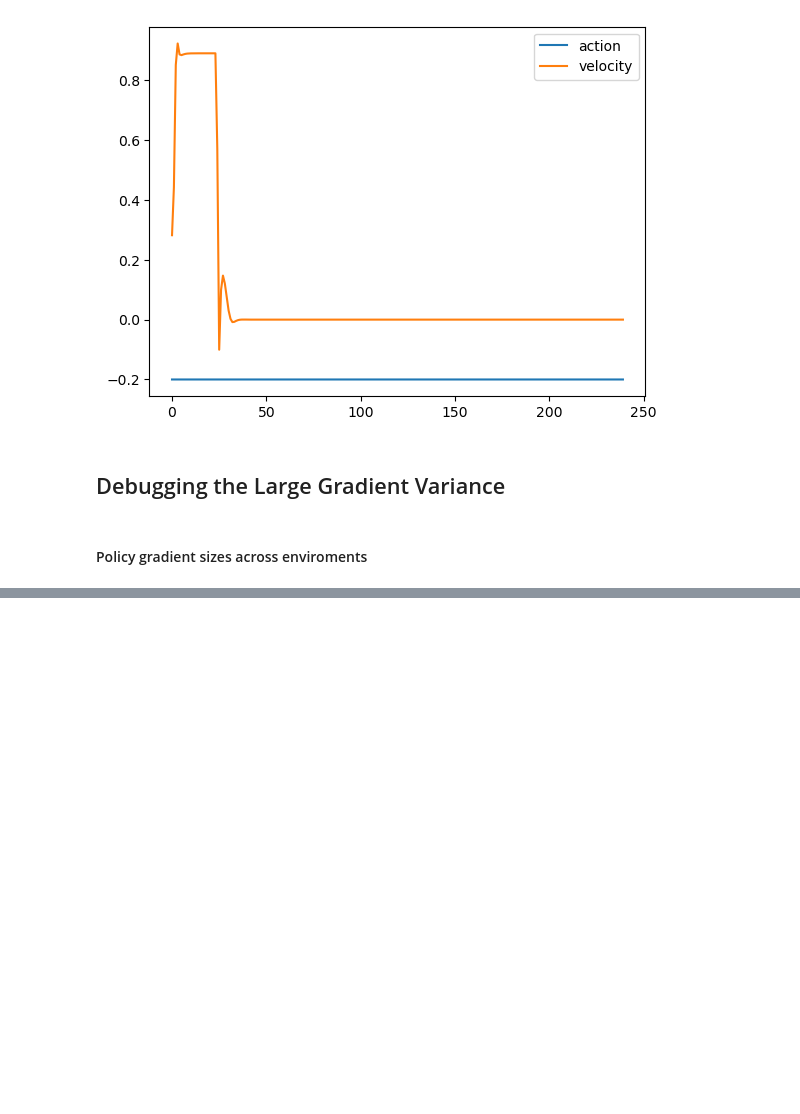
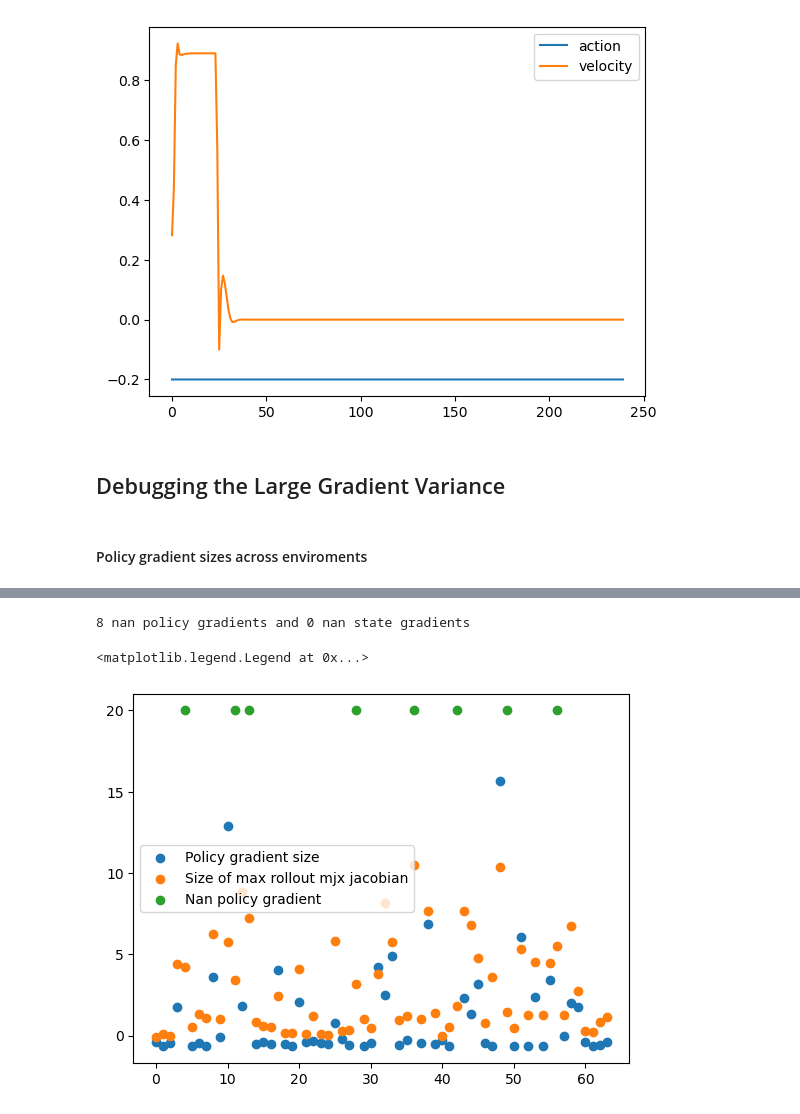
Before and after one commit to Andrew-Luo1/jax_shac, a Jupyter notebook: anymal.ipynb, the cells around one changed output, grey strips where cells are left out. Saved outputs shown, nothing was run; the diff lists cells and outputs as text; code cells hidden in the pictures; blank space fills up the shorter version.

```diff
--- a/anymal.ipynb
+++ b/anymal.ipynb
@@ -79,7 +79,7 @@ eval_env = AppendObsHistory(envs.get_environment(env_name, **env_kwargs), h=h)
 kwargs = dict(
   num_timesteps=num_timesteps, log_sigma=log_sigma,
   num_evals=num_evals, use_tbx=True, tbx_logdir=f'{env_name}_log',
-  tbx_experiment_name="obs_hist_unroll16", reward_scaling=1,
+  tbx_experiment_name="obs_hist_unroll8", reward_scaling=1,
   num_eval_envs = 64, num_envs=num_envs,
   unroll_length=unroll_length, critic_batch_size=critic_batch_size,
   critic_epochs = 16,target_critic_alpha = 0.2,
@@ -223,15 +328,29 @@ print(jacs.shape)
 # %%
-jac_norms = jp.linalg.norm(jacs, axis=(2, 3))
-assert len(jac_norms.shape) == 2
+jac_norms = norm(jacs, axes=(2, 3))
 max_norm_per_env = jp.max(jac_norms, axis=1)
 
 # Normalize both.
-assert len(pg_size_per_env) == 1
-assert len(max_norm_per_env) == 1
+# assert len(pg_size_per_env.shape) == 1
+# assert len(max_norm_per_env.shape) == 1
 
-n_pg_size_per_env = pg_size_per_env / jp.linalg.norm(pg_size_per_env)
-n_max_norm_per_env = max_norm_per_env / jp.linalg.norm(max_norm_per_env)
+# n_pg_size_per_env = pg_size_per_env / jp.linalg.norm(pg_size_per_env)
+# n_max_norm_per_env = max_norm_per_env / jp.linalg.norm(max_norm_per_env)
 
-plt.plot(n_pg_size_per_env, label="Policy gradient size")
-plt.plot(n_max_norm_per_env, label="Size of max rollout mjx jacobian")
+# plt.plot(n_pg_size_per_env, label="Policy gradient size")
+print("{} nan policy gradients and {} nan state gradients".format(
+    jp.sum(jp.isnan(pg_size_per_env)),
+    jp.sum(jp.isnan(max_norm_per_env))
+))
+
+# Also plot the nans
+nan_inds = jp.argwhere(jp.isnan(pg_size_per_env))
+nan_y = jp.ones(len(nan_inds)) * 20 # Just for visualization
+plt.scatter(x_axis, jp.log10(pg_size_per_env) , label="Policy gradient size")
+plt.scatter(x_axis, jp.log10(max_norm_per_env), label="Size of max rollout mjx jacobian")
+plt.scatter(nan_inds, nan_y, label="Nan policy gradient")
+
 plt.legend()
+# %% [output]
+8 nan policy gradients and 0 nan state gradients
+<matplotlib.legend.Legend at 0x...>
+[figure, added]
```
Also changed, not shown: parts of 14 cells of this notebook, 4 other files.
